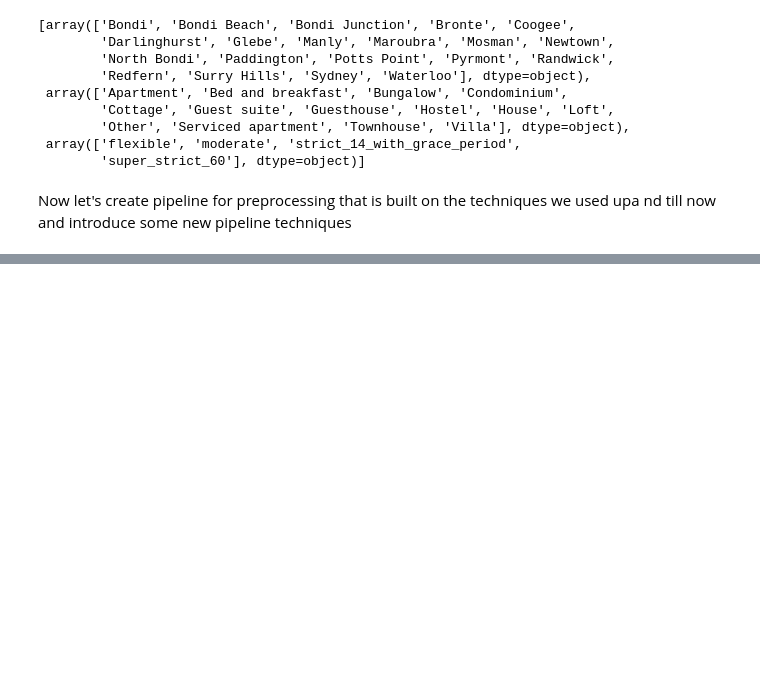
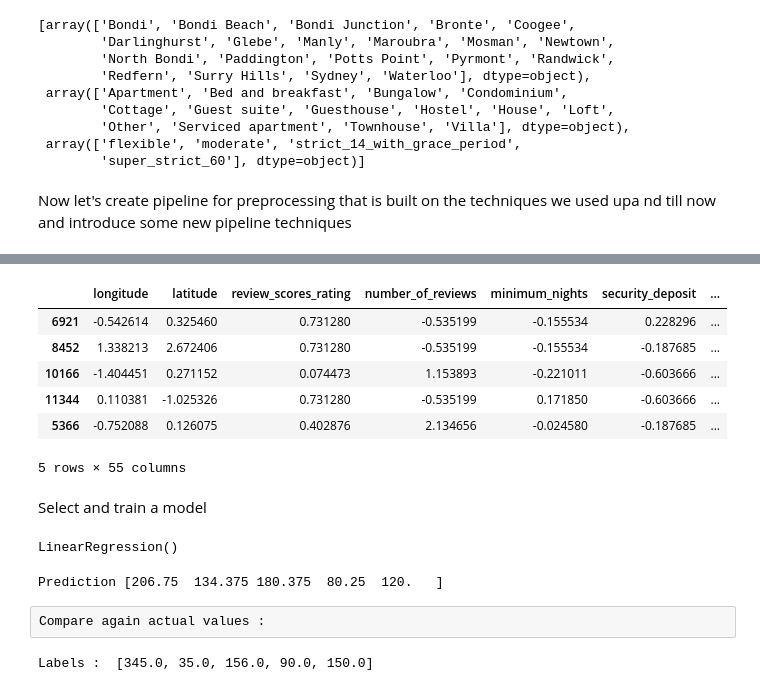
Before and after one commit to lugastyan/ML-portofolio, a Jupyter notebook: predict-airbnb-prices-in-sydney.ipynb, the cells around one changed output, grey strips where cells are left out. Drawn from its saved outputs; the diff is of its cells as text; code cells hidden in the pictures; blank space fills up the shorter version.

Commit message:
Kaggle Notebook | predict AirBnB Prices in Sydney | Version 28

```diff
--- a/predict-airbnb-prices-in-sydney.ipynb
+++ b/predict-airbnb-prices-in-sydney.ipynb
@@ -806,0 +902,68 @@ Now let's create pipeline for preprocessing that is built on the techniques we u
+# %%
+
+cat_encoder = mid_pipeline.named_transformers_['cat']
+sublists = [list(bas) for bas in cat_encoder.categories_]
+one_cols = list(itertools.chain(*sublists))
+
+## in this class, i will be converting numpy back to pandas
+
+class ToPandasDF(BaseEstimator, TransformerMixin):
+    def __init__(self, fit_index = []): # no args or kargs
+        self.fit_index = fit_index
+    def fit(self, X_df, y=None):
+        return self # nothing else to do
+    def transform(self, X_df, y=None):
+        global cols
+        cols = num_cols.copy()
+        cols.extend(feats)
+        cols.extend(one_cols)
+        X_df = pd.DataFrame(X_df, columns=cols, index = self.fit_index)
+
+        return X_df
+
+def pipe(inds):
+    return Pipeline([
+        ('mid', mid_pipeline),
+        ('PD', ToPandasDF(inds))
+    ])
+
+params = {'inds' : list(X.index)}
+
+
+X_pr = pipe(**params).fit_transform(X)
+# %%
+X_pr.head()
+# %% [output]
+|  | longitude | latitude | review_scores_rating | number_of_reviews | minimum_nights | security_deposit | ... |
+| 6921 | -0.542614 | 0.325460 | 0.731280 | -0.535199 | -0.155534 | 0.228296 | ... |
+| 8452 | 1.338213 | 2.672406 | 0.731280 | -0.535199 | -0.155534 | -0.187685 | ... |
+| 10166 | -1.404451 | 0.271152 | 0.074473 | 1.153893 | -0.221011 | -0.603666 | ... |
+| 11344 | 0.110381 | -1.025326 | 0.731280 | -0.535199 | 0.171850 | -0.603666 | ... |
+| 5366 | -0.752088 | 0.126075 | 0.402876 | 2.134656 | -0.024580 | -0.187685 | ... |
+5 rows × 55 columns
+# %% [markdown]
+Select and train a model
+# %%
+from sklearn.linear_model import LinearRegression
+
+Y_pr = Y.copy()
+
+lin_reg = LinearRegression()
+lin_reg.fit(X_pr, Y_pr)
+# %% [output]
+LinearRegression()
+# %%
+# Let's try the full preprocessing pipeline on a few training instances
+some_data = X.iloc[:5]
+some_labels = Y.iloc[:5]
+some_data_prepared = pipe(inds = list(some_data.index)).transform(some_data)
+
+print('Prediction', lin_reg.predict(some_data_prepared))
+# %% [output]
+Prediction [206.75  134.375 180.375  80.25  120.   ]
+# %% [raw]
+Compare again actual values :
+# %%
+print('Labels : ', list(some_labels))
+# %% [output]
+Labels :  [345.0, 35.0, 156.0, 90.0, 150.0]
```
Also changed, not shown: parts of 11 cells of this notebook.
